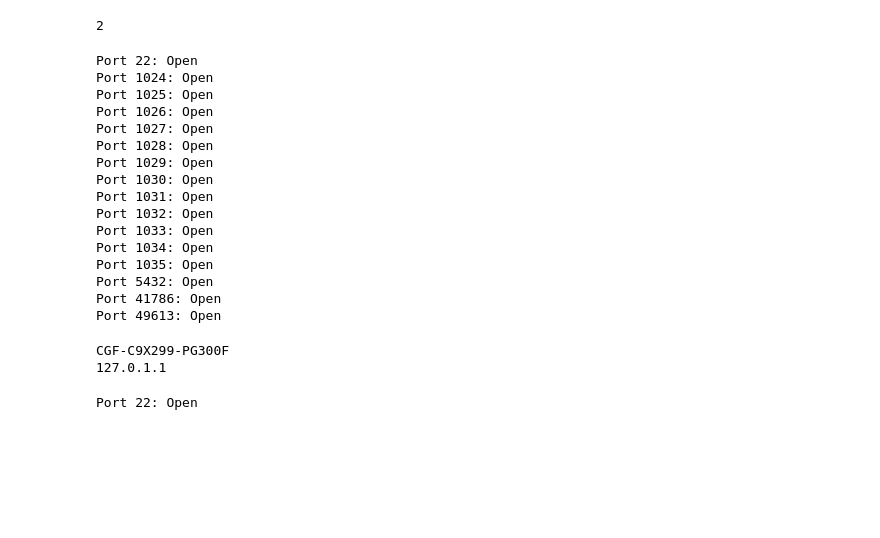
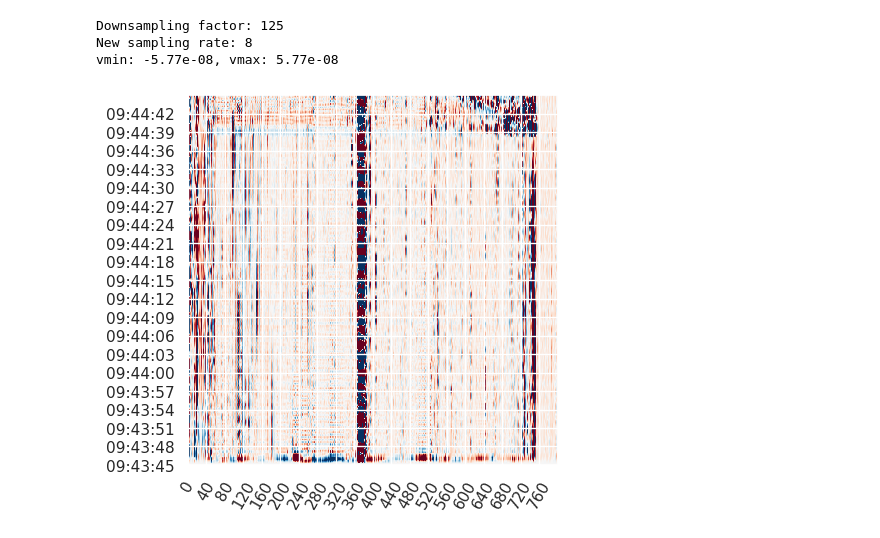
Before and after one commit to truongphanduykhanh/dasly, a Jupyter notebook: notebooks/00.0-khanhtruong-test.ipynb, the cells around one changed output. Drawn from its saved outputs; the diff is of its cells as text; code cells hidden in the pictures; blank space fills up the shorter version.

```diff
--- a/notebooks/00.0-khanhtruong-test.ipynb
+++ b/notebooks/00.0-khanhtruong-test.ipynb
@@ -37,0 +3,10 @@ das.signal
+# %%
+das = dasly_new.Dasly()
+das.load_data(
+    folder_path='/media/kptruong/yellow02/Aastfjordbrua/',
+    # start='20230901 103015',  # full 2 lines
+    # start='20230901 163015',  # part of a line
+    # start='20230901 183015',  # noise
+    start='20230901 104015',  # 2 cars close to each other
+    duration=60
+)
@@ -126,57 +20,9 @@ df
-# %%
-1+1
-# %% [output]
-2
-# %%
-# check port open
-import socket
-target = '129.241.154.34'
-for port in range(1, 65536):
-    sock = socket.socket(socket.AF_INET, socket.SOCK_STREAM)
-    sock.settimeout(1)
-    result = sock.connect_ex((target, port))
-    if result == 0:
-        print(f"Port {port}: Open")
-    sock.close()
-# %% [output]
-Port 22: Open
-Port 1024: Open
-Port 1025: Open
-Port 1026: Open
-Port 1027: Open
-Port 1028: Open
-Port 1029: Open
-Port 1030: Open
-Port 1031: Open
-Port 1032: Open
-Port 1033: Open
-Port 1034: Open
-Port 1035: Open
-Port 5432: Open
-Port 41786: Open
-Port 49613: Open
-# %%
-import socket
-
-hostname = socket.gethostname()
-print(hostname)
-
-# Get the IP address of the local machine
-ip_address = socket.gethostbyname('CGF-C9X299-PG300F')
-print(ip_address)
-# %% [output]
-CGF-C9X299-PG300F
-127.0.1.1
-# %%
-# check port open
-import socket
-target = '127.0.1.1'
-for port in range(1, 65536):
-    sock = socket.socket(socket.AF_INET, socket.SOCK_STREAM)
-    sock.settimeout(1)
-    result = sock.connect_ex((target, port))
-    if result == 0:
-        print(f"Port {port}: Open")
-    sock.close()
-# %% [output]
-Port 22: Open
+# %%
+das.lowpass_filter(0.5)
+das.decimate(sampling_rate=6)
+das.heatmap()
+# %% [output]
+Downsampling factor: 125
+New sampling rate: 8
+vmin: -5.77e-08, vmax: 5.77e-08
+[figure, added]
```
Also changed, not shown: parts of 14 cells of this notebook, 8 other files.
